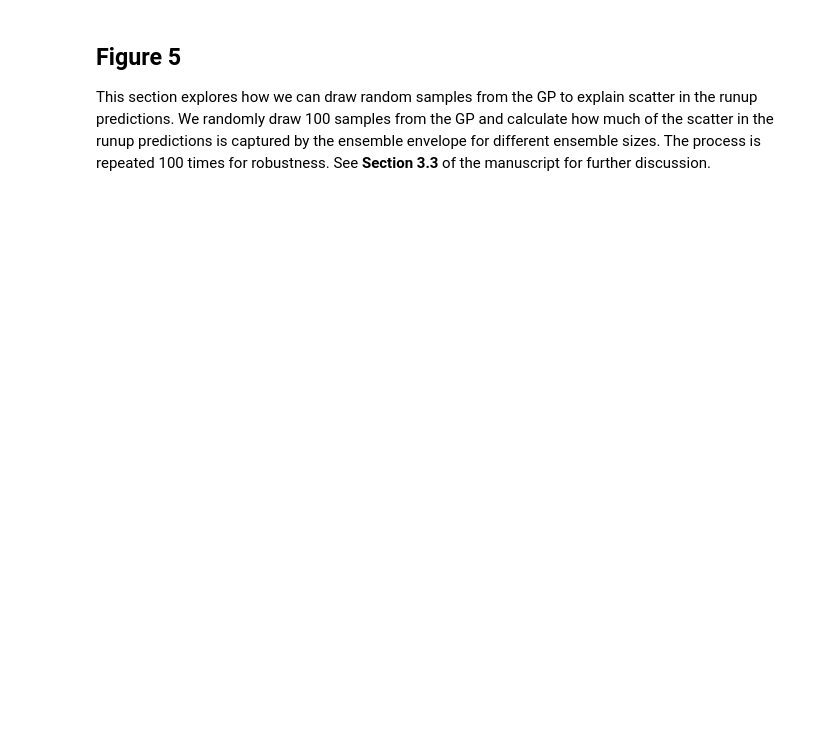
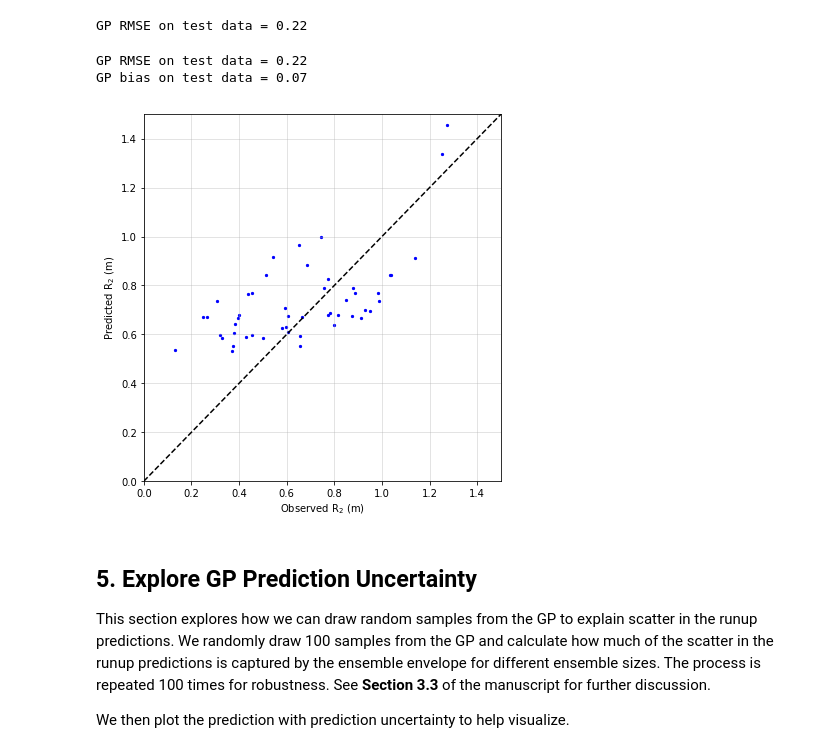
Before and after one commit to TomasBeuzen/BeuzenEtAl_2019_NHESS_GP_runup_model, a Jupyter notebook: paper_code/Beuzen_et_al_2019_code.ipynb, the cells around one changed output. Saved outputs shown, nothing was run; the diff lists cells and outputs as text; code cells hidden in the pictures; blank space fills up the shorter version.

```diff
--- a/paper_code/Beuzen_et_al_2019_code.ipynb
+++ b/paper_code/Beuzen_et_al_2019_code.ipynb
@@ -157,0 +127,7 @@ print('GP RMSE on test data =', format(np.sqrt(mean_squared_error(y_test,y_test_
+# %%
+# Train GP model on training dataset
+gp = GaussianProcessRegressor(kernel=kernel,
+                              n_restarts_optimizer=9,
+                              normalize_y=True,
+                              random_state=123)
+gp.fit(X, y);
@@ -157,0 +137,6 @@ print('GP RMSE on test data =', format(np.sqrt(mean_squared_error(y_test,y_test_
+# %%
+# Read in .csv test data file as a pandas dataframe
+df_test = pd.read_csv('../data_repo_temporary/lidar_runup_data_for_GP_testing.csv',index_col=0)
+# Print the size and head of the dataframe
+print('Data size:', df_test.shape)
+df_test.head()
@@ -158,22 +152,36 @@ print('GP RMSE on test data =', format(np.sqrt(mean_squared_error(y_test,y_test_
+# %%
+# Predict the data
+X_test = df_test.drop(columns=df.columns[-1]) # Drop the last column to retain input features (Hs, Tp, slope)
+y_test = df_test[[df_test.columns[-1]]]       # The last column is the predictand (R2)
+y_test_predictions = gp.predict(X_test)
+print('GP RMSE on test data =', format(np.sqrt(mean_squared_error(y_test,y_test_predictions)),'.2f'))
+# %% [output]
+GP RMSE on test data = 0.22
 # %%
-# This cell plots Figure 4, comparing GP predictions to observations for the testing dataset
+# This cell plots a figure comparing GP predictions to observations for the testing dataset
+# Similar to Figure 4 in the manuscript
 # Initialize the figure and axes
 fig, axes = plt.subplots(figsize=(6,6))
 plt.tight_layout(pad=2.2)
 # Plot and format
-axes.scatter(y_test,y_test_predictions,s=10,c='b',marker='.')
+axes.scatter(y_test,y_test_predictions,s=20,c='b',marker='.')
 axes.plot([0,4],[0,4],'k--')
 axes.set_ylabel('Predicted R$_2$ (m)')
 axes.set_xlabel('Observed R$_2$ (m)')
 axes.grid(lw=0.5,alpha=0.7)
-axes.set_xlim(0,2.5)
-axes.set_ylim(0,2.5)
+axes.set_xlim(0,1.5)
+axes.set_ylim(0,1.5)
 # Print some statistics
 print('GP RMSE on test data =', format(np.sqrt(mean_squared_error(y_test,y_test_predictions)),'.2f'))
 print('GP bias on test data =', format(np.mean(y_test_predictions-y_test.values),'.2f'))
-print('correlation-squared =', format(pearsonr(y_test_predictions,y_test.values)[0][0]**2,'.2f'))
+# %% [output]
+GP RMSE on test data = 0.22
+GP bias on test data = 0.07
+[figure, added]
 # %% [markdown]
-## Figure 5 <a class="anchor" id="bullet-3"></a>
+## 5. Explore GP Prediction Uncertainty <a class="anchor" id="bullet-3"></a>
 This section explores how we can draw random samples from the GP to explain scatter in the runup predictions. We randomly draw 100 samples from the GP and calculate how much of the scatter in the runup predictions is captured by the ensemble envelope for different ensemble sizes. The process is repeated 100 times for robustness. See **Section 3.3** of the manuscript for further discussion.
+
+We then plot the prediction with prediction uncertainty to help visualize.
 # %%
 # Draw 100 samples from the GP model using the testing dataset
```
Also changed, not shown: parts of 26 cells of this notebook, 5 other files.
